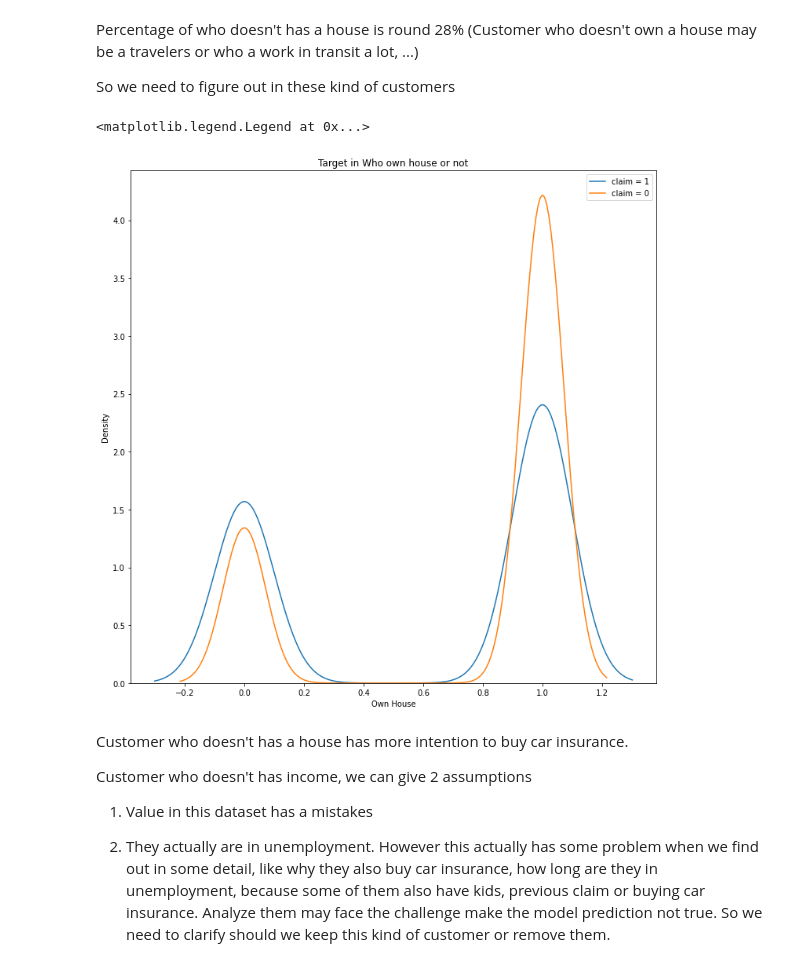
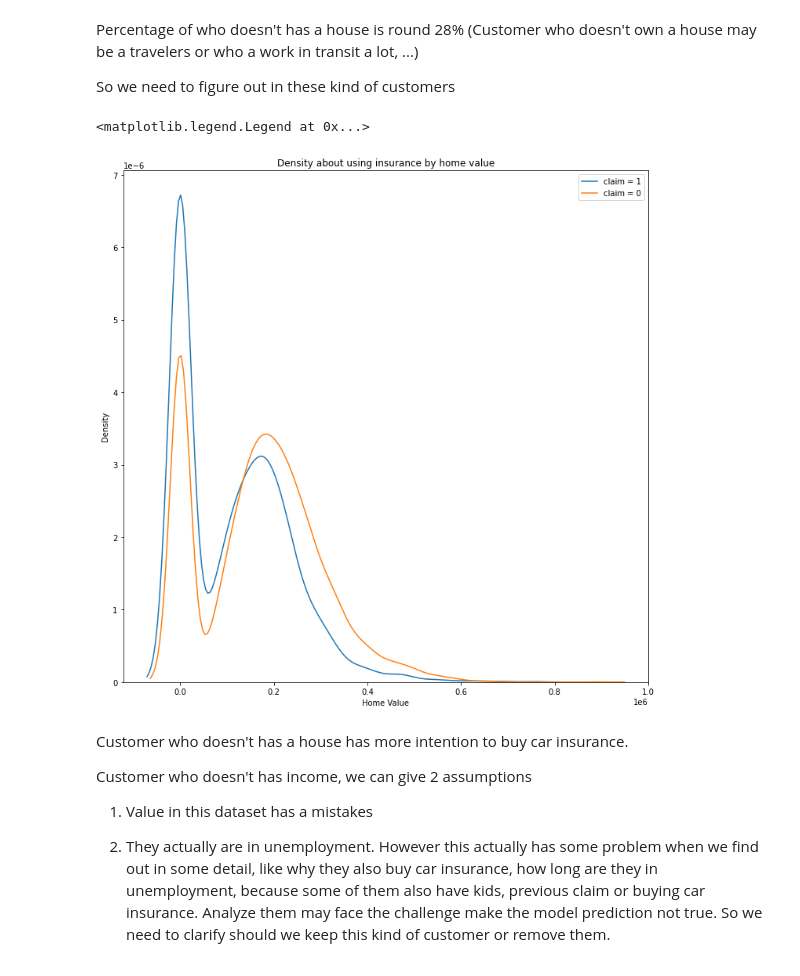
Before and after one commit to NamNguyenboomit/car-insurance, a Jupyter notebook: Analyze/test_1.ipynb, the cells around one changed output. Cells and saved outputs as stored; diff of their text form; code cells hidden in the pictures.

```diff
--- a/Analyze/test_1.ipynb
+++ b/Analyze/test_1.ipynb
@@ -311,4 +316,12 @@ df_knn.head()
 5 rows × 25 columns
+# %%
+df_knn['PARENT1'] = df_knn['PARENT1'].map({'No':0, 'Yes':1}).astype(int)
+df_knn['MSTATUS'] = df_knn['MSTATUS'].map({'No':0, 'Yes':1}).astype(int)
+df_knn['GENDER'] = df_knn['GENDER'].map({'M':1, 'F':0}).astype(int)
+df_knn['CAR_USE'] = df_knn['CAR_USE'].map({'Private':1, 'Commercial':0}).astype(int)
+df_knn['RED_CAR'] =df_knn['RED_CAR'].map({'no':0, 'yes':1}).astype(int)
+df_knn['REVOKED'] = df_knn['REVOKED'].map({'No':0, 'Yes':1}).astype(int)
+df_knn['URBANICITY'] = df_knn['URBANICITY'].map({'Urban':1, 'Rural':0}).astype(int)
 # %%
 # Using one-hot encoding to change the value of 3 columns has 3 or more unique values
 for i in ['EDUCATION', 'CAR_TYPE','OCCUPATION']:
@@ -833,0 +843,11 @@ df_home_val_1['FLAG_OWN_HOME'] = df_home_val_1['FLAG_OWN_HOME'].astype(int)
+# %%
+from sklearn.preprocessing import MinMaxScaler
+scaler = MinMaxScaler()
+# %%
+df_home_value = df[['HOME_VAL', 'INCOME', 'CLAIM_FLAG']]
+
+df_home_check = df[['HOME_VAL','INCOME']]
+
+df_home_scale = scaler.fit_transform(df_home_check)
+df_home_scale = pd.DataFrame(df_home_scale, columns=df_home_check.columns)
+df_home_scale.head()
@@ -834,24 +861,28 @@ df_home_val_1['FLAG_OWN_HOME'] = df_home_val_1['FLAG_OWN_HOME'].astype(int)
+# %%
+df_home_value['HOME_VAL'] = df_home_scale['HOME_VAL']
+df_home_value['INCOME'] = df_home_scale['INCOME']
 # %% [markdown]
 Percentage of who doesn't has a house is round 28% (Customer who doesn't own a house may be a travelers or who a work in transit a lot, ...)
 
 So we need to figure out in these kind of customers
 # %%
-# Create distribution by Home_val
+# Create distribution by age
 plt.figure(figsize=(12,12))
 
 # Draw a kde for distribution age and response
 
-sns.kdeplot(df_home_val_1.loc[df_home_val_1['CLAIM_FLAG'] == 1, 'FLAG_OWN_HOME'], label='claim = 1')
+sns.kdeplot(df_home_value.loc[df_home_value['CLAIM_FLAG'] == 1, 'HOME_VAL'], label='claim = 1')
 
-sns.kdeplot(df_home_val_1.loc[df_home_val_1['CLAIM_FLAG'] == 0, 'FLAG_OWN_HOME'], label='claim = 0')
+sns.kdeplot(df_home_value.loc[df_home_value['CLAIM_FLAG'] == 0, 'HOME_VAL'], label='claim = 0')
 
-plt.title('Target in Who own house or not')
-plt.xlabel('Own House')
+plt.title('Density about using insurance by home value')
+
+plt.xlabel('Home Value')
 plt.ylabel('Density')
 plt.legend()
 # %% [output]
 <matplotlib.legend.Legend at 0x...>
-[figure, old version]
+[figure, new version]
 # %% [markdown]
 Customer who doesn't has a house has more intention to buy car insurance.
 
```
Also changed, not shown: parts of 32 cells of this notebook, 1 other file.
